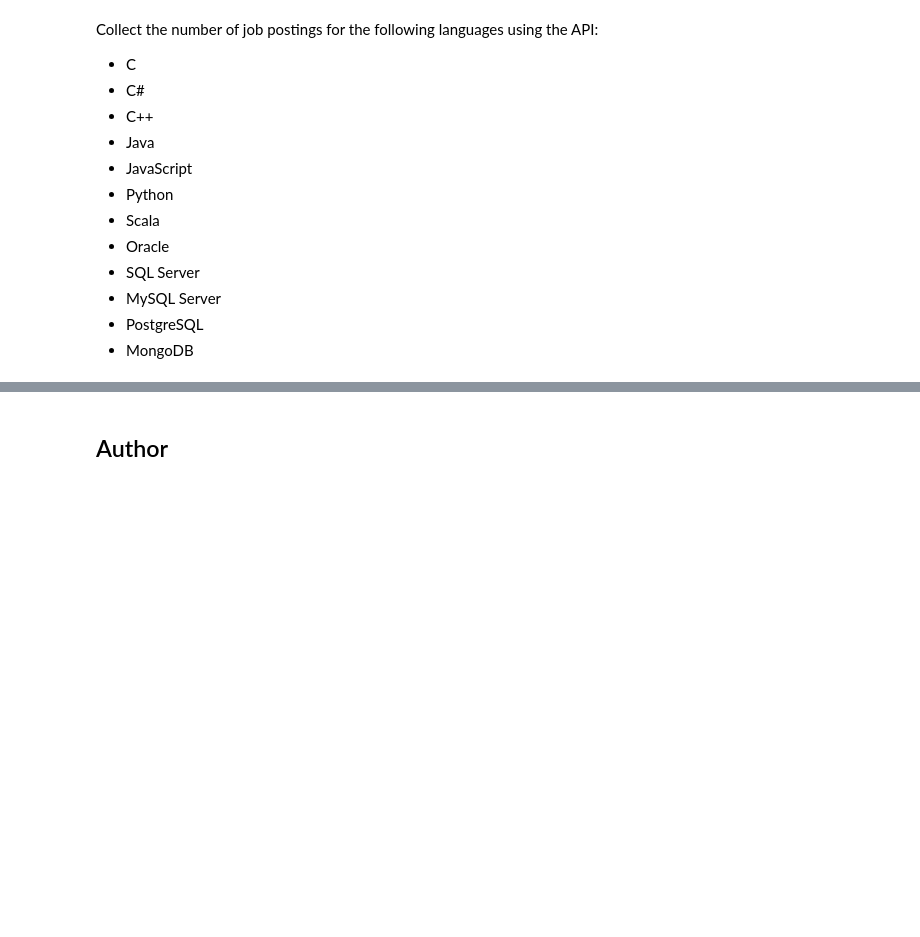
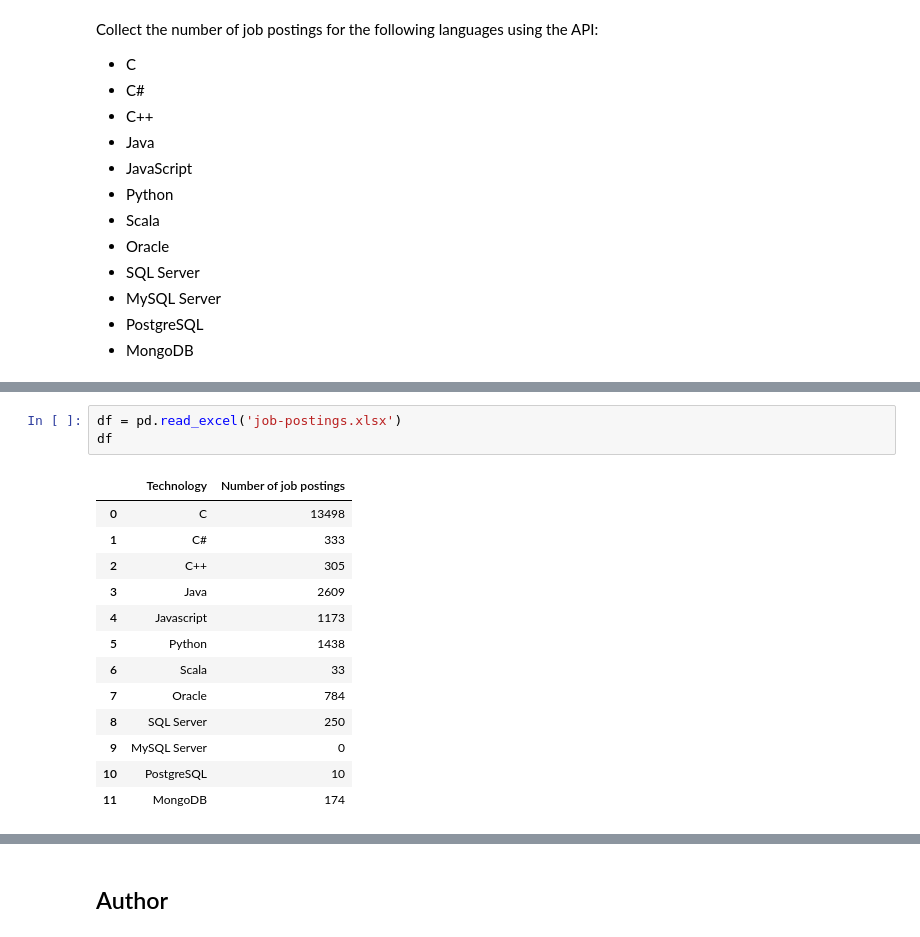
Before and after one commit to RaquelIlarri/IBM-Data-Analyst-certificate-program-exercises, a Jupyter notebook: Collecting_Jobs_data_Using_API-Questions.ipynb, the cells around one changed output, grey strips where cells are left out. Drawn from its saved outputs; the diff is of its cells as text; blank space fills up the shorter version.

```diff
--- a/Collecting_Jobs_data_Using_API-Questions.ipynb
+++ b/Collecting_Jobs_data_Using_API-Questions.ipynb
@@ -380,0 +354,17 @@ dtype: object
+# %%
+df = pd.read_excel('job-postings.xlsx')
+df
+# %% [output]
+|  | Technology | Number of job postings |
+| 0 | C | 13498 |
+| 1 | C# | 333 |
+| 2 | C++ | 305 |
+| 3 | Java | 2609 |
+| 4 | Javascript | 1173 |
+| 5 | Python | 1438 |
+| 6 | Scala | 33 |
+| 7 | Oracle | 784 |
+| 8 | SQL Server | 250 |
+| 9 | MySQL Server | 0 |
+| 10 | PostgreSQL | 10 |
+| 11 | MongoDB | 174 |
```
Also changed, not shown: parts of 20 cells of this notebook.
